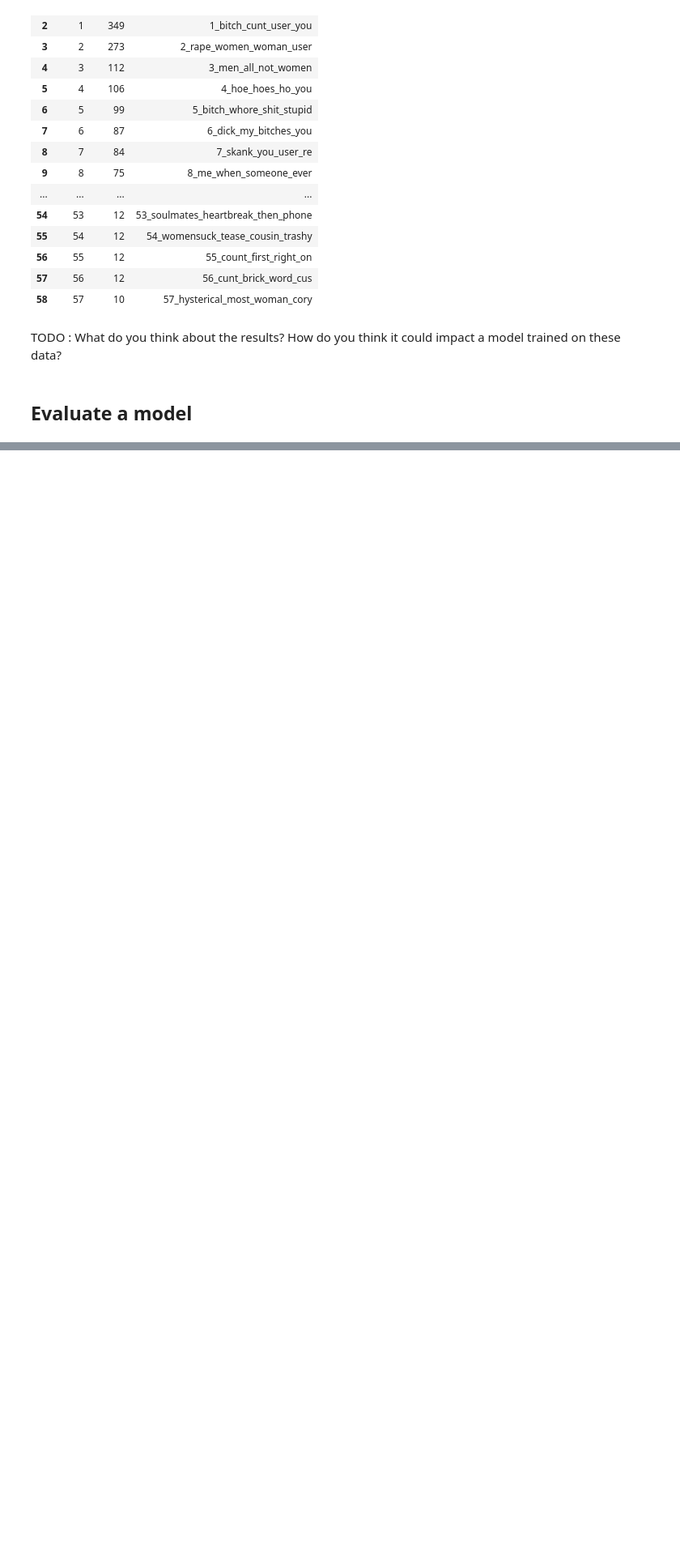
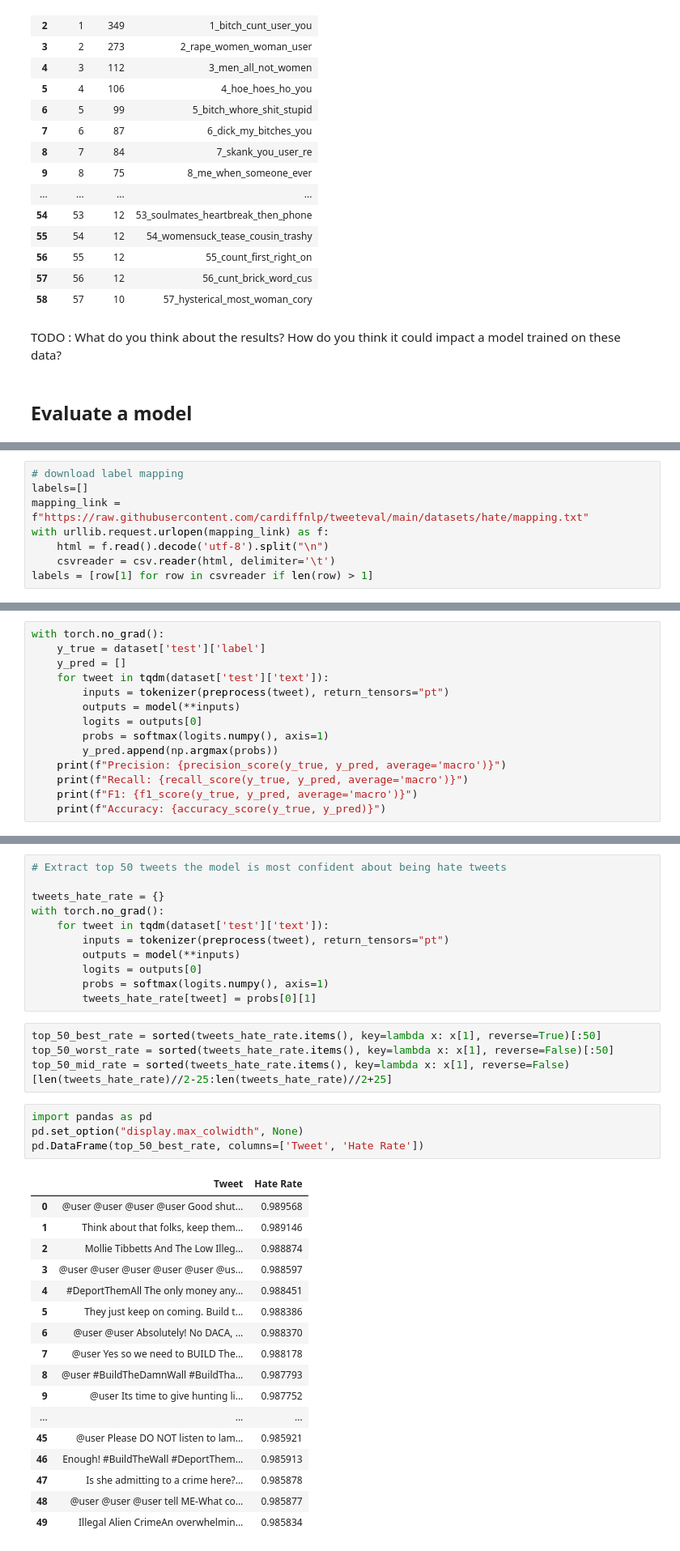
Before and after one commit to SCIA-Premium/Deep-Learning-for-Language, a Jupyter notebook: 4_Project/4_Project.ipynb, the cells around one changed output, grey strips where cells are left out. Shown at 81% size. Drawn from its saved outputs; the diff is of its cells as text; blank space fills up the shorter version.

```diff
--- a/4_Project/4_Project.ipynb
+++ b/4_Project/4_Project.ipynb
@@ -203,0 +170,8 @@ for i in range(scores.shape[0]):
+# %%
+# download label mapping
+labels=[]
+mapping_link = f"https://raw.githubusercontent.com/cardiffnlp/tweeteval/main/datasets/hate/mapping.txt"
+with urllib.request.urlopen(mapping_link) as f:
+    html = f.read().decode('utf-8').split("\n")
+    csvreader = csv.reader(html, delimiter='\t')
+labels = [row[1] for row in csvreader if len(row) > 1]
@@ -203,0 +185,14 @@ for i in range(scores.shape[0]):
+# %%
+with torch.no_grad():
+    y_true = dataset['test']['label']
+    y_pred = []
+    for tweet in tqdm(dataset['test']['text']):
+        inputs = tokenizer(preprocess(tweet), return_tensors="pt")
+        outputs = model(**inputs)
+        logits = outputs[0]
+        probs = softmax(logits.numpy(), axis=1)
+        y_pred.append(np.argmax(probs))
+    print(f"Precision: {precision_score(y_true, y_pred, average='macro')}")
+    print(f"Recall: {recall_score(y_true, y_pred, average='macro')}")
+    print(f"F1: {f1_score(y_true, y_pred, average='macro')}")
+    print(f"Accuracy: {accuracy_score(y_true, y_pred)}")
@@ -203,0 +208,37 @@ for i in range(scores.shape[0]):
+# %%
+# Extract top 50 tweets the model is most confident about being hate tweets
+
+tweets_hate_rate = {}
+with torch.no_grad():
+    for tweet in tqdm(dataset['test']['text']):
+        inputs = tokenizer(preprocess(tweet), return_tensors="pt")
+        outputs = model(**inputs)
+        logits = outputs[0]
+        probs = softmax(logits.numpy(), axis=1)
+        tweets_hate_rate[tweet] = probs[0][1]
+# %%
+top_50_best_rate = sorted(tweets_hate_rate.items(), key=lambda x: x[1], reverse=True)[:50]
+top_50_worst_rate = sorted(tweets_hate_rate.items(), key=lambda x: x[1], reverse=False)[:50]
+top_50_mid_rate = sorted(tweets_hate_rate.items(), key=lambda x: x[1], reverse=False)[len(tweets_hate_rate)//2-25:len(tweets_hate_rate)//2+25]
+# %%
+import pandas as pd
+pd.set_option("display.max_colwidth", None)
+pd.DataFrame(top_50_best_rate, columns=['Tweet', 'Hate Rate'])
+# %% [output]
+|  | Tweet | Hate Rate |
+| 0 | @user @user @user @user Good shut... | 0.989568 |
+| 1 | Think about that folks, keep them... | 0.989146 |
+| 2 | Mollie Tibbetts And The Low Illeg... | 0.988874 |
+| 3 | @user @user @user @user @user @us... | 0.988597 |
+| 4 | #DeportThemAll The only money any... | 0.988451 |
+| 5 | They just keep on coming. Build t... | 0.988386 |
+| 6 | @user @user Absolutely! No DACA, ... | 0.988370 |
+| 7 | @user Yes so we need to BUILD The... | 0.988178 |
+| 8 | @user #BuildTheDamnWall #BuildTha... | 0.987793 |
+| 9 | @user Its time to give hunting li... | 0.987752 |
+| ... | ... | ... |
+| 45 | @user Please DO NOT listen to lam... | 0.985921 |
+| 46 | Enough! #BuildTheWall #DeportThem... | 0.985913 |
+| 47 | Is she admitting to a crime here?... | 0.985878 |
+| 48 | @user @user @user tell ME-What co... | 0.985877 |
+| 49 | Illegal Alien CrimeAn overwhelmin... | 0.985834 |
```
Also changed, not shown: parts of 18 cells of this notebook, 1 other file.
